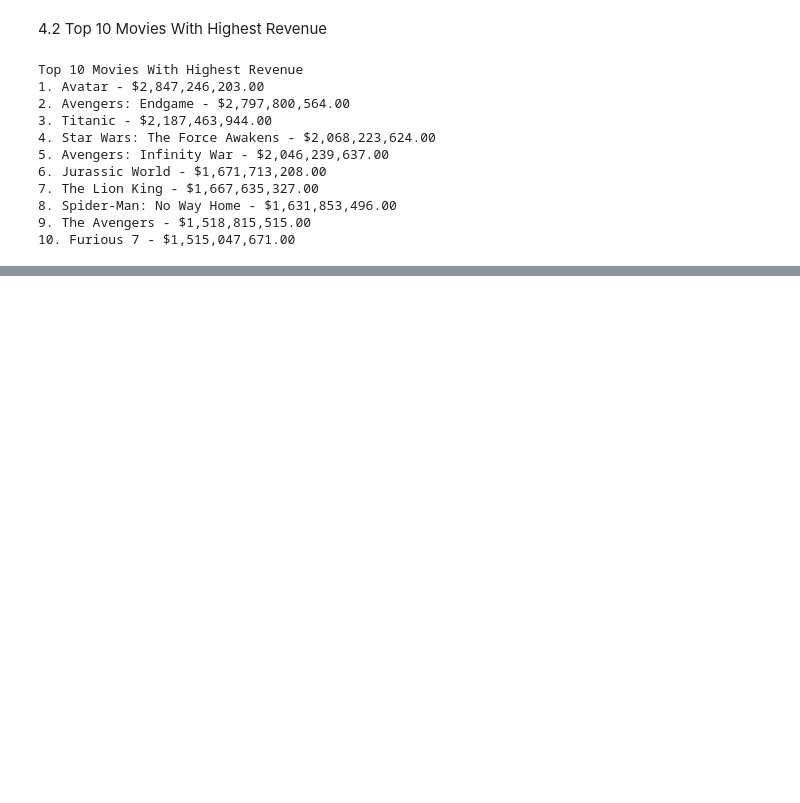
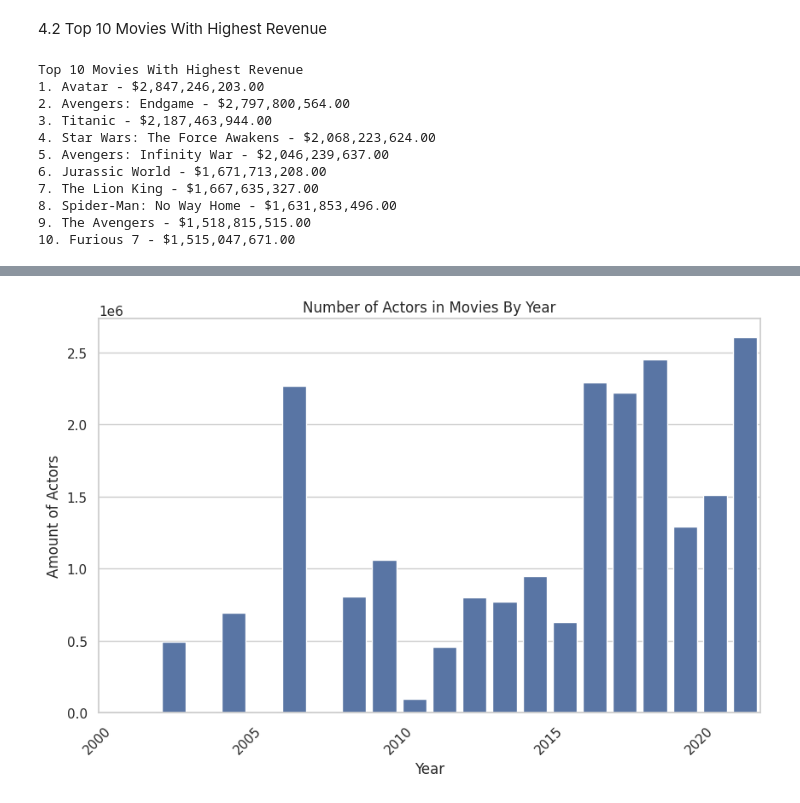
Before and after one commit to Andrea-gt/dm-hw-eda, a Jupyter notebook: answerSheet.ipynb, the cells around one changed output, grey strips where cells are left out. Saved outputs shown, nothing was run; the diff lists cells and outputs as text; code cells hidden in the pictures; blank space fills up the shorter version.

```diff
--- a/answerSheet.ipynb
+++ b/answerSheet.ipynb
@@ -215,0 +268,40 @@ Top 10 Movies With Highest Revenue
+# %%
+# Selecting the columns 'actorsAmount' and 'releaseDate' from the movies dataframe.
+sample_df = movies_df.loc[:, ['actorsAmount', 'releaseDate']]
+
+# Converting the 'releaseDate' column to datetime data type.
+sample_df['releaseDate'] = pd.to_datetime(sample_df['releaseDate'])
+
+# Extracting the year from the 'releaseDate' and creating a new column 'year'.
+sample_df['year'] = sample_df['releaseDate'].dt.year
+
+# Grouping the data by 'year' and summing up the 'actorsAmount' for each year.
+sample_df = sample_df.groupby(['year'])['actorsAmount'].sum().reset_index()
+
+# Filtering out the data  to focus on representative data.
+sample_df = sample_df[sample_df['actorsAmount'] > 4000]
+
+# Plotting
+plt.figure(figsize=(10, 6))
+sns.set_theme(style="whitegrid")
+
+# Creating a bar plot showing the number of actors in movies by year.
+graph = sns.barplot(data=sample_df, x="year", y="actorsAmount")
+
+plt.xlabel('Year')
+plt.ylabel('Amount of Actors')
+plt.title('Number of Actors in Movies By Year')
+
+# Showing only every 5th x-tick label and hiding others.
+for ind, label in enumerate(graph.get_xticklabels()):
+    if ind % 5 == 0:
+        label.set_visible(True)
+    else:
+        label.set_visible(False)
+
+# Rotating x-tick labels for better readability.
+plt.xticks(rotation=45, ha='right')
+
+plt.show()
+# %% [output]
+[figure, added]
```
Also changed, not shown: parts of 8 cells of this notebook.
